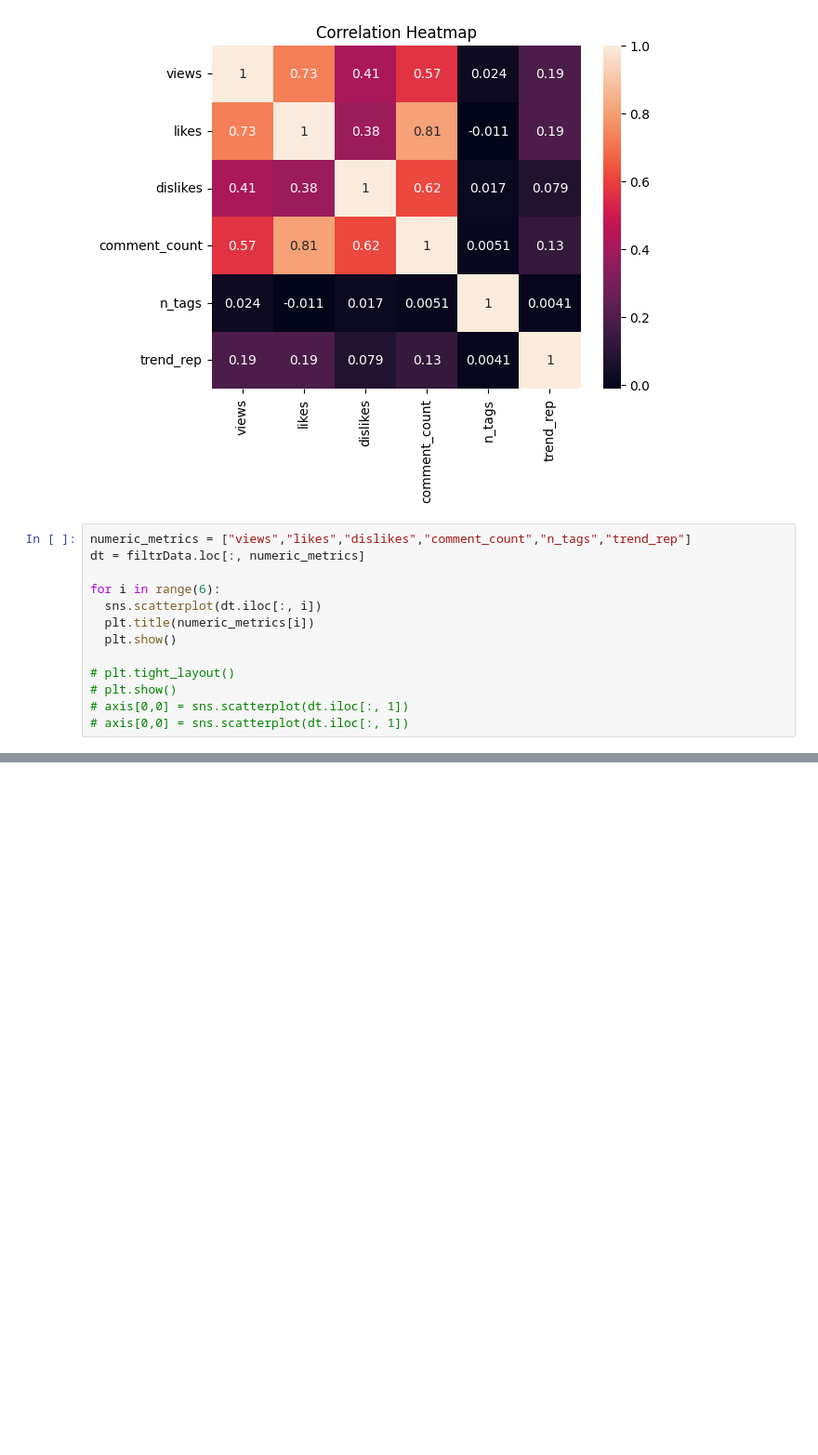
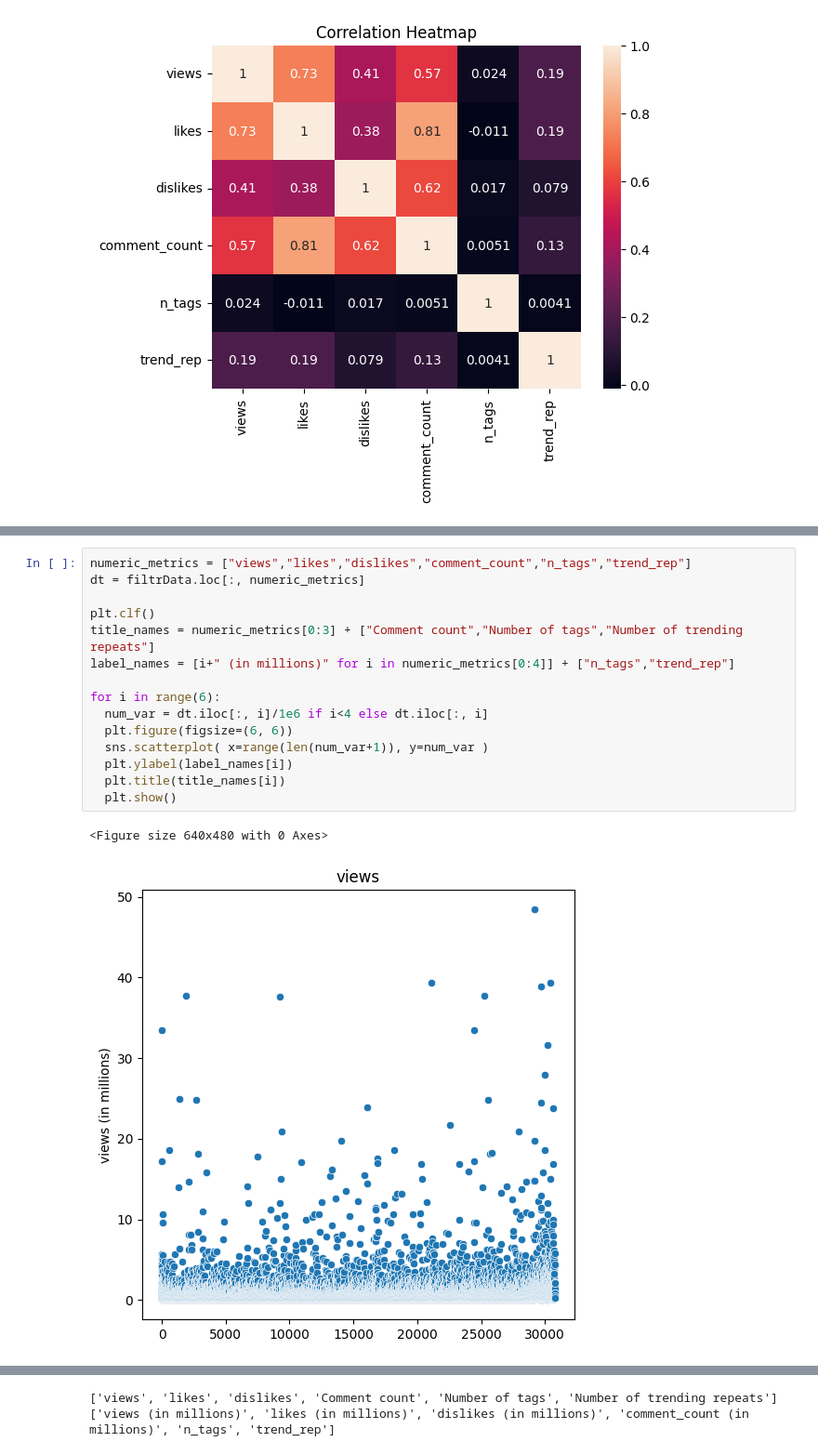
Before and after one commit to Thampi-hub/Springboard_RT, a Jupyter notebook: Capstone_2/2_DataWrangling/readData.ipynb, the cells around one changed output, grey strips where cells are left out. Shown at 93% size. Saved outputs shown, nothing was run; the diff lists cells and outputs as text; blank space fills up the shorter version.

```diff
--- a/Capstone_2/2_DataWrangling/readData.ipynb
+++ b/Capstone_2/2_DataWrangling/readData.ipynb
@@ -210,16 +210,3 @@ plt.title("Correlation Heatmap")
 plt.show()
 # %% [output]
 [figure]
-# %%
-numeric_metrics = ["views","likes","dislikes","comment_count","n_tags","trend_rep"]
-dt = filtrData.loc[:, numeric_metrics]
-
-for i in range(6):
-  sns.scatterplot(dt.iloc[:, i])
-  plt.title(numeric_metrics[i])
-  plt.show()
-
-# plt.tight_layout()
-# plt.show()
-# axis[0,0] = sns.scatterplot(dt.iloc[:, 1])
-# axis[0,0] = sns.scatterplot(dt.iloc[:, 1])
@@ -232,0 +213,18 @@ for i in range(6):
+# %%
+numeric_metrics = ["views","likes","dislikes","comment_count","n_tags","trend_rep"]
+dt = filtrData.loc[:, numeric_metrics]
+
+plt.clf()
+title_names = numeric_metrics[0:3] + ["Comment count","Number of tags","Number of trending repeats"]
+label_names = [i+" (in millions)" for i in numeric_metrics[0:4]] + ["n_tags","trend_rep"]
+
+for i in range(6):
+  num_var = dt.iloc[:, i]/1e6 if i<4 else dt.iloc[:, i]
+  plt.figure(figsize=(6, 6))
+  sns.scatterplot( x=range(len(num_var+1)), y=num_var )
+  plt.ylabel(label_names[i])
+  plt.title(title_names[i])
+  plt.show()
+# %% [output]
+<Figure size 640x480 with 0 Axes>
+[figure, added]
@@ -233,3 +236,5 @@ for i in range(6):
+['views', 'likes', 'dislikes', 'Comment count', 'Number of tags', 'Number of trending repeats']
+['views (in millions)', 'likes (in millions)', 'dislikes (in millions)', 'comment_count (in millions)', 'n_tags', 'trend_rep']
 # %%
 # numeric_metrics = ["views","likes","dislikes","comment_count","n_tags","trend_rep"]
 # dt = filtrData.loc[:, numeric_metrics]
```
Also changed, not shown: parts of 5 cells of this notebook.
